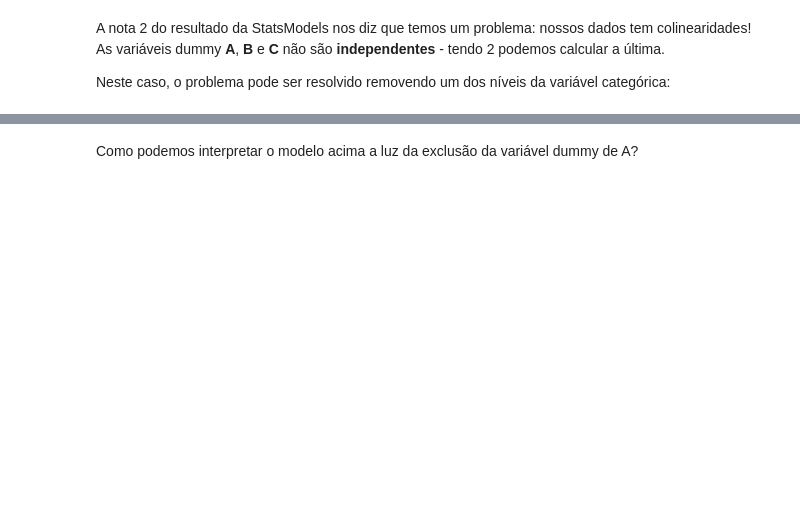
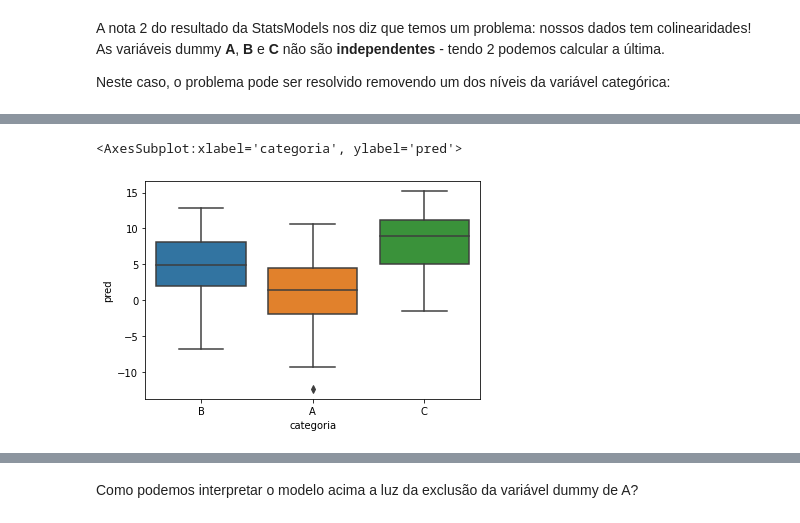
Before and after one commit to pedroteche-ih/79_PT_JUN2022, a Jupyter notebook: aulas/79 DA PT JUN-2022 Regressão Linear II.ipynb, the cells around one changed output, grey strips where cells are left out. Drawn from its saved outputs; the diff is of its cells as text; code cells hidden in the pictures; blank space fills up the shorter version.

```diff
--- a/aulas/79 DA PT JUN-2022 Regressão Linear II.ipynb
+++ b/aulas/79 DA PT JUN-2022 Regressão Linear II.ipynb
@@ -107,7 +309,7 @@ A nota 2 do resultado da StatsModels nos diz que temos um problema: nossos dados
 
 Neste caso, o problema pode ser resolvido removendo um dos níveis da variável categórica:
 # %%
-X = sm.add_constant(teste_mv_cat[['x1', 'B', 'C']])
+X = sm.add_constant(teste_mv_cat[['x1', 'B', 'A']])
 Y = teste_mv_cat['y']
 modelo = sm.OLS(Y, X)
 lm_fit = modelo.fit()
@@ -114,0 +339,7 @@ lm_fit.summary()
+# %%
+teste_mv_cat['pred'] = lm_fit.predict(sm.add_constant(teste_mv_cat[['x1', 'B', 'A']]))
+# %%
+sns.boxplot(data = teste_mv_cat, x = 'categoria', y = 'pred')
+# %% [output]
+<AxesSubplot:xlabel='categoria', ylabel='pred'>
+[figure, added]
```
Also changed, not shown: parts of 26 cells of this notebook, 1 other file.
